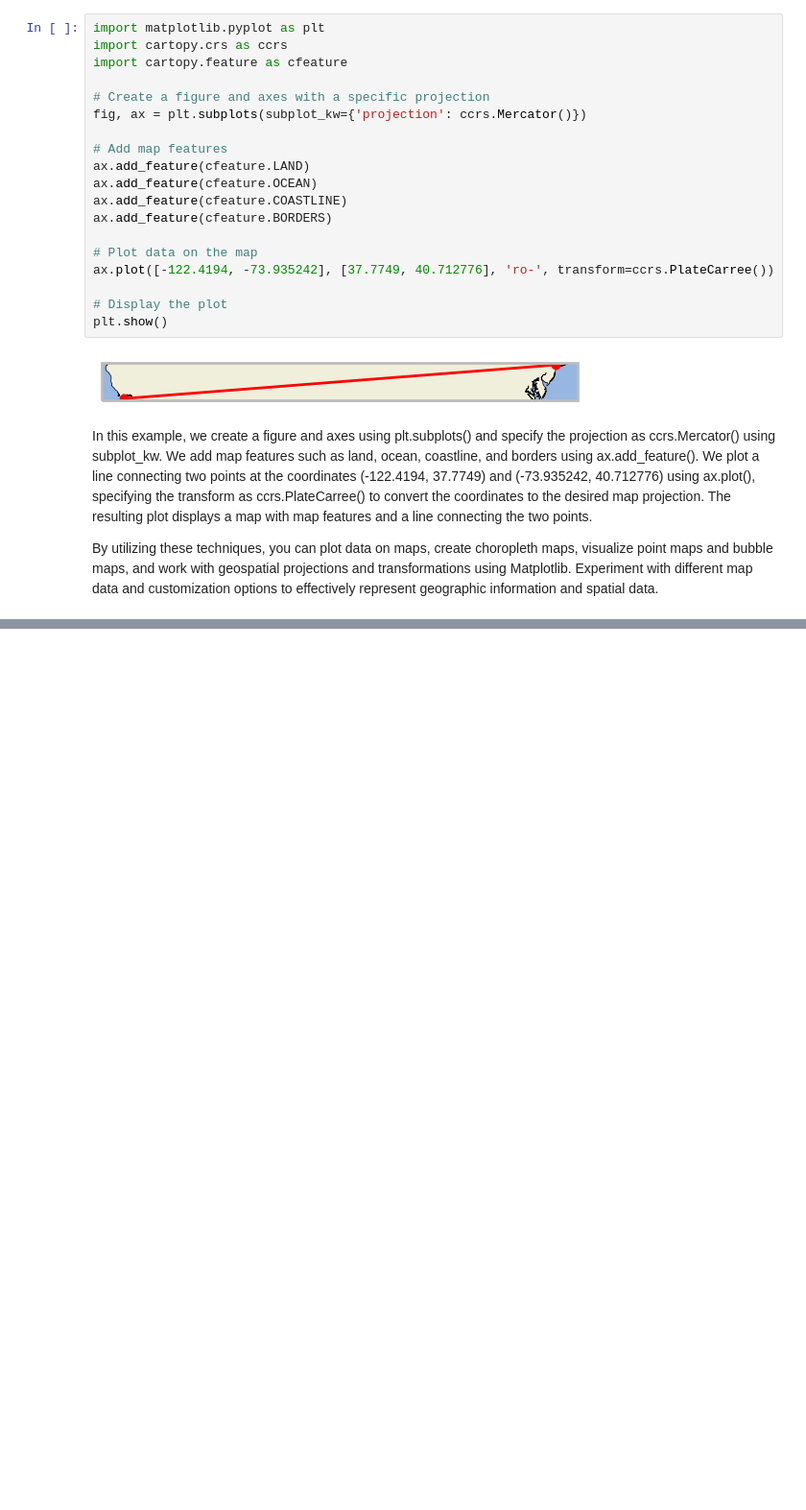
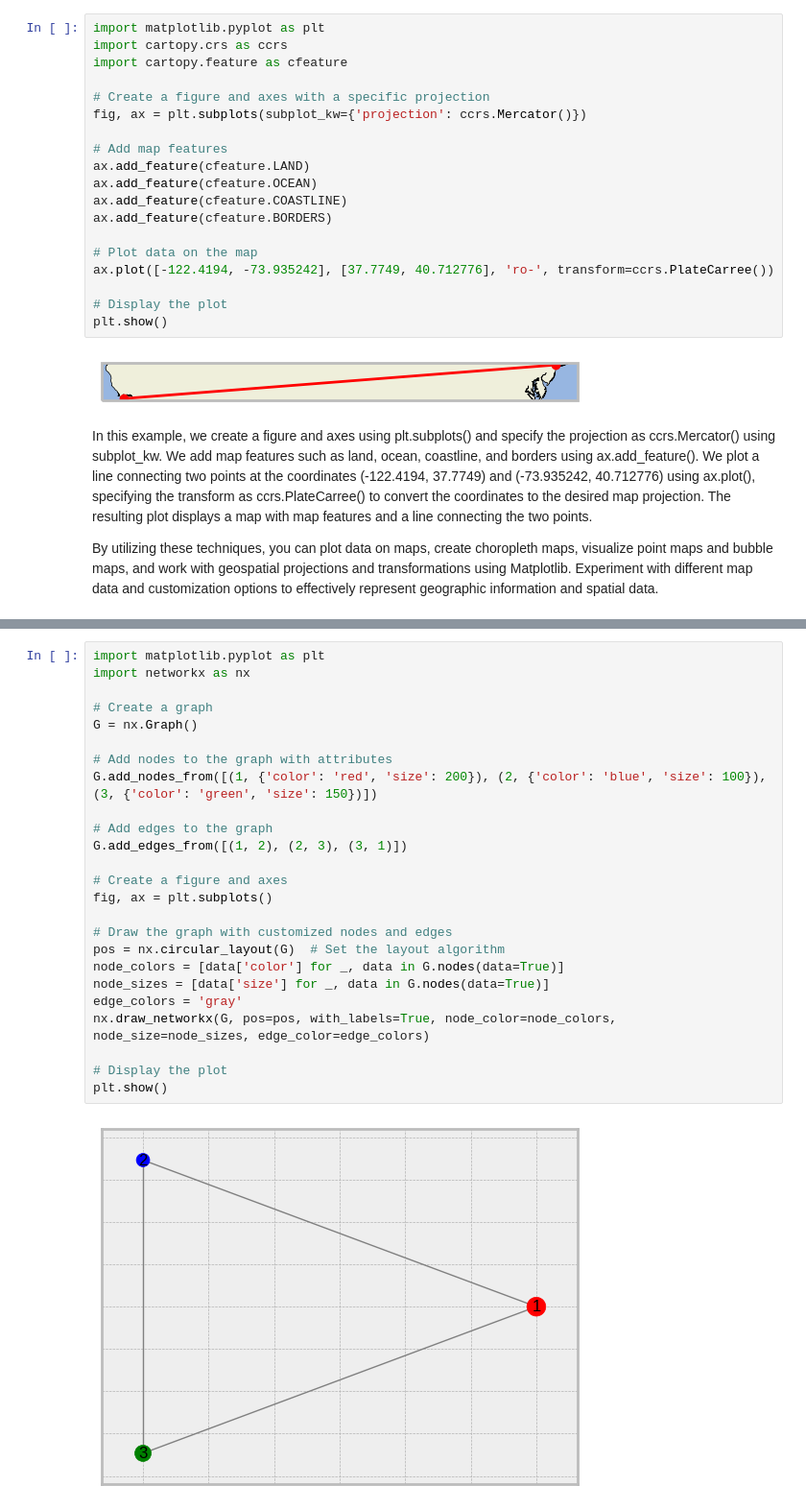
Before and after one commit to MlvPrasadOfficial/kaggle_notebooks, a Jupyter notebook: matplotlib-in-depth-course-2023for-indian-kaggler.ipynb, the cells around one changed output, grey strips where cells are left out. Shown at 96% size. Cells and saved outputs as stored; diff of their text form; blank space fills up the shorter version.

```diff
--- a/matplotlib-in-depth-course-2023for-indian-kaggler.ipynb
+++ b/matplotlib-in-depth-course-2023for-indian-kaggler.ipynb
@@ -3326,0 +3524,27 @@ By utilizing these techniques, you can plot data on maps, create choropleth maps
+# %%
+import matplotlib.pyplot as plt
+import networkx as nx
+
+# Create a graph
+G = nx.Graph()
+
+# Add nodes to the graph with attributes
+G.add_nodes_from([(1, {'color': 'red', 'size': 200}), (2, {'color': 'blue', 'size': 100}), (3, {'color': 'green', 'size': 150})])
+
+# Add edges to the graph
+G.add_edges_from([(1, 2), (2, 3), (3, 1)])
+
+# Create a figure and axes
+fig, ax = plt.subplots()
+
+# Draw the graph with customized nodes and edges
+pos = nx.circular_layout(G)  # Set the layout algorithm
+node_colors = [data['color'] for _, data in G.nodes(data=True)]
+node_sizes = [data['size'] for _, data in G.nodes(data=True)]
+edge_colors = 'gray'
+nx.draw_networkx(G, pos=pos, with_labels=True, node_color=node_colors, node_size=node_sizes, edge_color=edge_colors)
+
+# Display the plot
+plt.show()
+# %% [output]
+[figure, added]
```
Also changed, not shown: parts of 39 cells of this notebook.
